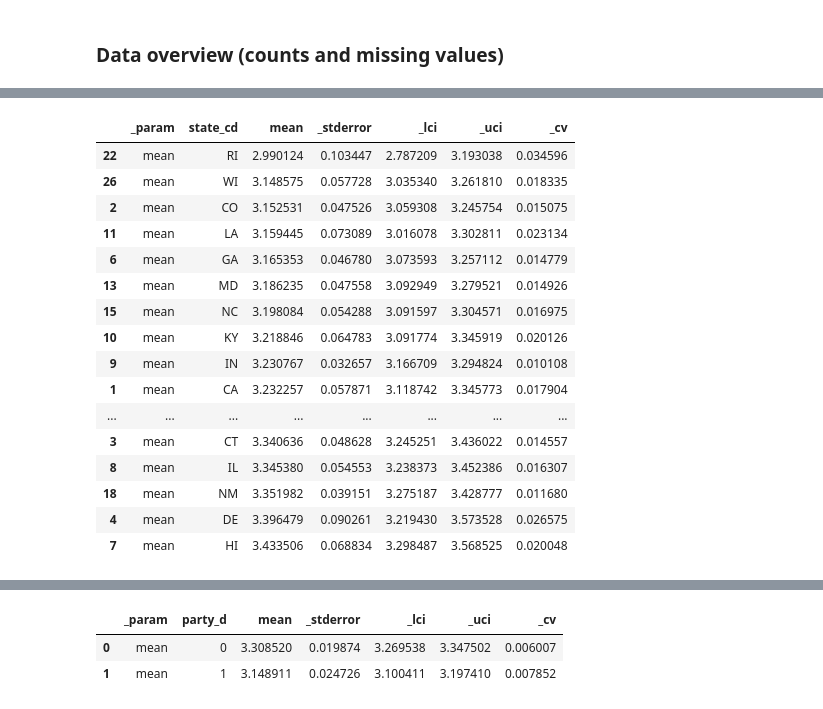
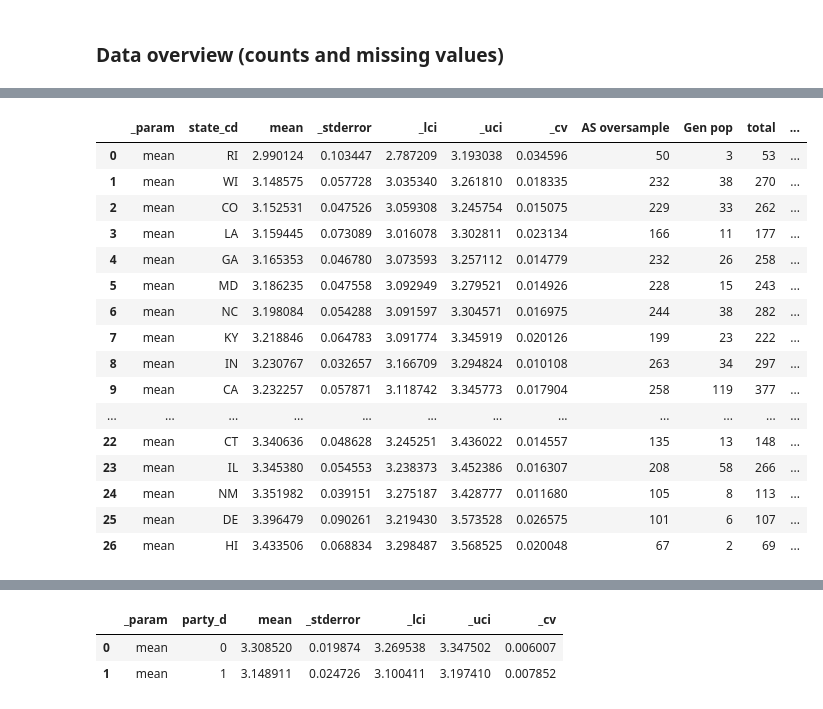
Before and after one commit to haoyucode/stigma-state-lvl, a Jupyter notebook: 2023_09_20_meeting_2.ipynb, the cells around one changed output, grey strips where cells are left out. Drawn from its saved outputs; the diff is of its cells as text; code cells hidden in the pictures.

```diff
--- a/2023_09_20_meeting_2.ipynb
+++ b/2023_09_20_meeting_2.ipynb
@@ -370,3 +370,15 @@ Data columns (total 15 columns):
 dtypes: float64(13), int32(2)
 memory usage: 712.7 KB
 None
+# %%
+#df['avg'] = df[['Monday', 'Tuesday']].mean(axis=1)
+
+sub_df_2["ss_6_past"] = sub_df_2[ss_6_past].mean(axis=1)
+sub_df_2["ss_6_current"] = sub_df_2[ss_6_current].mean(axis=1)
+
+sub_df_2["ss_past"] = sub_df_2[ss_past].mean(axis=1)
+sub_df_2["ss_current"] = sub_df_2[ss_current].mean(axis=1)
+
+flag_threshold = 3
+
+sub_df_2["race_view_flag"] = np.where((sub_df_2["race_whiteadvantage"] > flag_threshold) | (sub_df_2["race_rich"] > flag_threshold), 1, 0)
@@ -871,10 +966,17 @@ sample_estimator.to_dataframe()
 # %%
-state_estimator = TaylorEstimator("mean")
-state_estimator.estimate(
+state_estimator_ss_6 = TaylorEstimator("mean")
+state_estimator_ss_6.estimate(
     y=sub_df_1_as_oversample_states["stigma_scale_score"],
     samp_weight=sub_df_1_as_oversample_states["weight2"],
     stratum=sub_df_1_as_oversample_states["vstrat32_corrected"],
     psu=sub_df_1_as_oversample_states["vpsu32_corrected"],
     domain=sub_df_1_as_oversample_states["state_cd"]
 )
-state_mean_estimates = state_estimator.to_dataframe().rename(columns={"_domain":"state_cd","_estimate":"mean"})
+#state_mean_estimates = state_estimator.to_dataframe().rename(columns={"_domain":"state_cd","_estimate":"mean"})
+
+state_estimator_ss_6_df = state_estimator_ss_6.to_dataframe().rename(columns={"_domain":"state_cd"})
+
+
+#sample_estimator_ss_6_current_df.insert(1,"_domain","nation")
+state_estimator_ss_6_df.insert(0,"var","ss_6")
+state_estimator_ss_6_df
@@ -881,22 +1026,25 @@ state_mean_estimates = state_estimator.to_dataframe().rename(columns={"_domain":
 # %%
 state_mean_estimates.sort_values(by = ["mean"], inplace=True, ascending=True)
 
+state_mean_estimates = state_mean_estimates\
+    .merge(pop_counts_by_sampletypexstate,on='state_cd',how='left')
+
 state_mean_estimates
 # %% [output]
-|  | _param | state_cd | mean | _stderror | _lci | _uci | _cv |
-| 22 | mean | RI | 2.990124 | 0.103447 | 2.787209 | 3.193038 | 0.034596 |
-| 26 | mean | WI | 3.148575 | 0.057728 | 3.035340 | 3.261810 | 0.018335 |
-| 2 | mean | CO | 3.152531 | 0.047526 | 3.059308 | 3.245754 | 0.015075 |
-| 11 | mean | LA | 3.159445 | 0.073089 | 3.016078 | 3.302811 | 0.023134 |
-| 6 | mean | GA | 3.165353 | 0.046780 | 3.073593 | 3.257112 | 0.014779 |
-| 13 | mean | MD | 3.186235 | 0.047558 | 3.092949 | 3.279521 | 0.014926 |
-| 15 | mean | NC | 3.198084 | 0.054288 | 3.091597 | 3.304571 | 0.016975 |
-| 10 | mean | KY | 3.218846 | 0.064783 | 3.091774 | 3.345919 | 0.020126 |
-| 9 | mean | IN | 3.230767 | 0.032657 | 3.166709 | 3.294824 | 0.010108 |
-| 1 | mean | CA | 3.232257 | 0.057871 | 3.118742 | 3.345773 | 0.017904 |
-| ... | ... | ... | ... | ... | ... | ... | ... |
-| 3 | mean | CT | 3.340636 | 0.048628 | 3.245251 | 3.436022 | 0.014557 |
-| 8 | mean | IL | 3.345380 | 0.054553 | 3.238373 | 3.452386 | 0.016307 |
-| 18 | mean | NM | 3.351982 | 0.039151 | 3.275187 | 3.428777 | 0.011680 |
-| 4 | mean | DE | 3.396479 | 0.090261 | 3.219430 | 3.573528 | 0.026575 |
-| 7 | mean | HI | 3.433506 | 0.068834 | 3.298487 | 3.568525 | 0.020048 |
+|  | _param | state_cd | mean | _stderror | _lci | _uci | _cv | AS oversample | Gen pop | total | ... |
+| 0 | mean | RI | 2.990124 | 0.103447 | 2.787209 | 3.193038 | 0.034596 | 50 | 3 | 53 | ... |
+| 1 | mean | WI | 3.148575 | 0.057728 | 3.035340 | 3.261810 | 0.018335 | 232 | 38 | 270 | ... |
+| 2 | mean | CO | 3.152531 | 0.047526 | 3.059308 | 3.245754 | 0.015075 | 229 | 33 | 262 | ... |
+| 3 | mean | LA | 3.159445 | 0.073089 | 3.016078 | 3.302811 | 0.023134 | 166 | 11 | 177 | ... |
+| 4 | mean | GA | 3.165353 | 0.046780 | 3.073593 | 3.257112 | 0.014779 | 232 | 26 | 258 | ... |
+| 5 | mean | MD | 3.186235 | 0.047558 | 3.092949 | 3.279521 | 0.014926 | 228 | 15 | 243 | ... |
+| 6 | mean | NC | 3.198084 | 0.054288 | 3.091597 | 3.304571 | 0.016975 | 244 | 38 | 282 | ... |
+| 7 | mean | KY | 3.218846 | 0.064783 | 3.091774 | 3.345919 | 0.020126 | 199 | 23 | 222 | ... |
+| 8 | mean | IN | 3.230767 | 0.032657 | 3.166709 | 3.294824 | 0.010108 | 263 | 34 | 297 | ... |
+| 9 | mean | CA | 3.232257 | 0.057871 | 3.118742 | 3.345773 | 0.017904 | 258 | 119 | 377 | ... |
+| ... | ... | ... | ... | ... | ... | ... | ... | ... | ... | ... | ... |
+| 22 | mean | CT | 3.340636 | 0.048628 | 3.245251 | 3.436022 | 0.014557 | 135 | 13 | 148 | ... |
+| 23 | mean | IL | 3.345380 | 0.054553 | 3.238373 | 3.452386 | 0.016307 | 208 | 58 | 266 | ... |
+| 24 | mean | NM | 3.351982 | 0.039151 | 3.275187 | 3.428777 | 0.011680 | 105 | 8 | 113 | ... |
+| 25 | mean | DE | 3.396479 | 0.090261 | 3.219430 | 3.573528 | 0.026575 | 101 | 6 | 107 | ... |
+| 26 | mean | HI | 3.433506 | 0.068834 | 3.298487 | 3.568525 | 0.020048 | 67 | 2 | 69 | ... |
```
Also changed, not shown: parts of 18 cells of this notebook.
